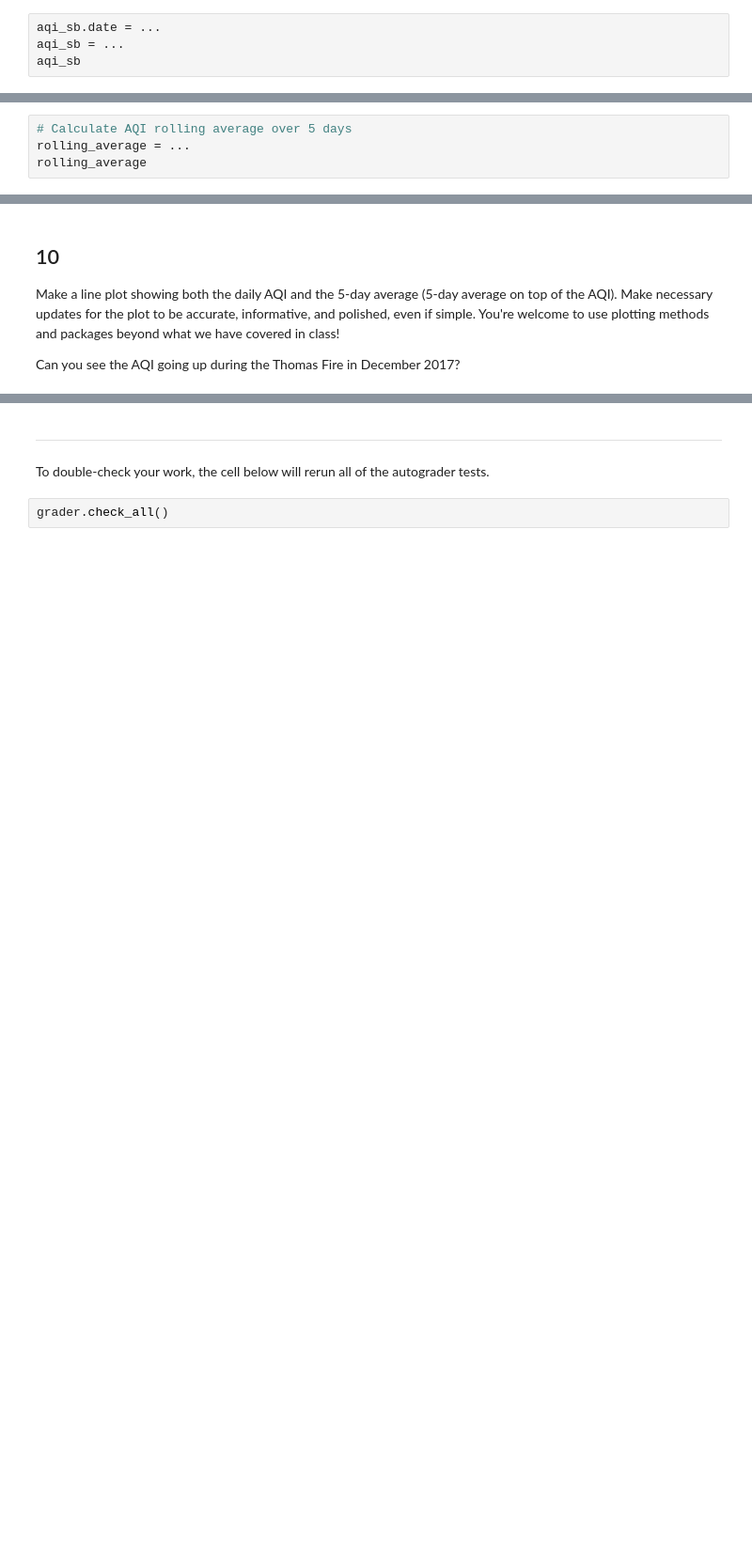
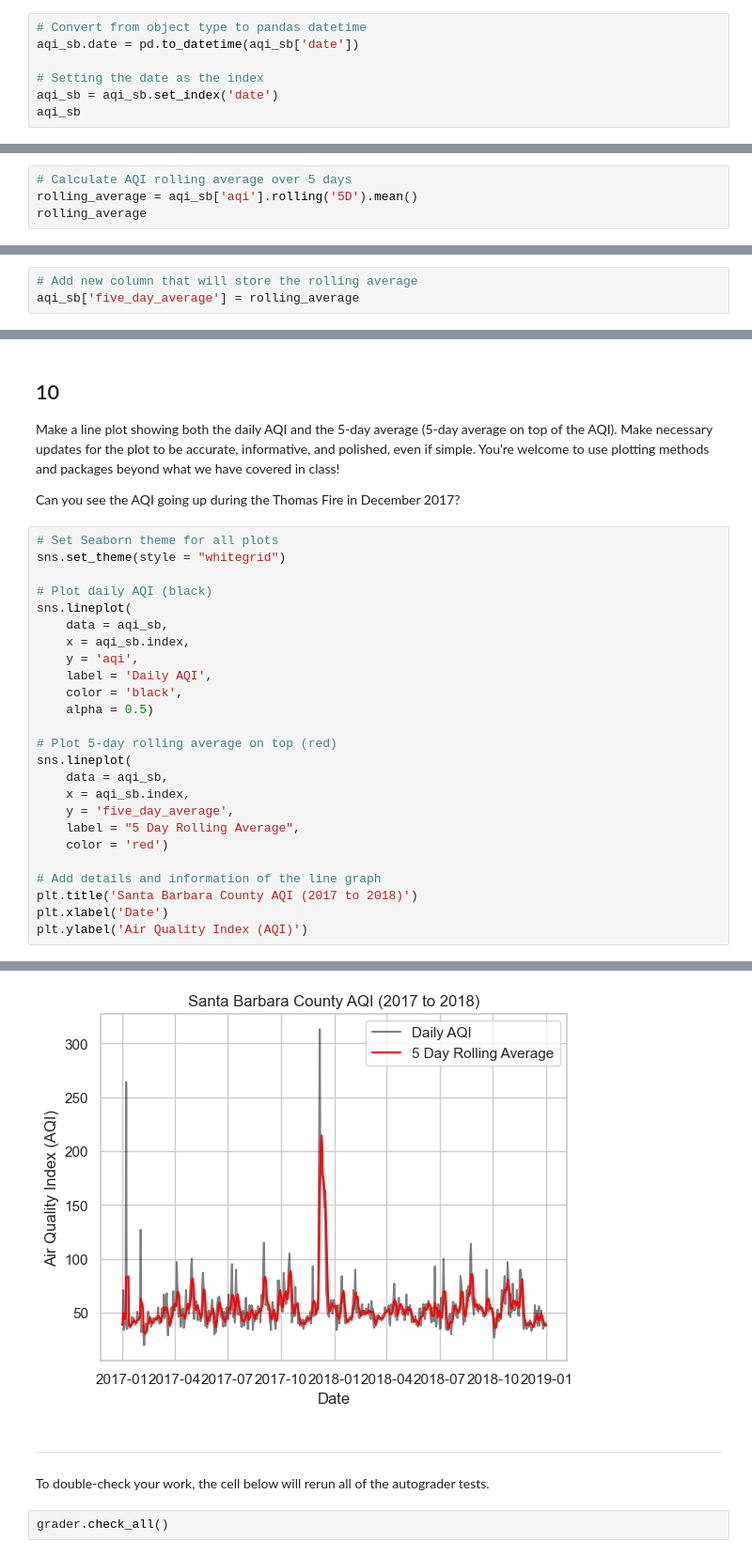
Before and after one commit to jwonyk/eds220-hwk2, a Jupyter notebook: task3/hwk2-task3-aqi-kim.ipynb, the cells around one changed output, grey strips where cells are left out. Shown at 94% size. Drawn from its saved outputs; the diff is of its cells as text; blank space fills up the shorter version.

Commit message:
Convert date column and set as index

```diff
--- a/task3/hwk2-task3-aqi-kim.ipynb
+++ b/task3/hwk2-task3-aqi-kim.ipynb
@@ -282,10 +264,13 @@ dtype: object
 In the following cell:
 1. Update the date column of `aqi_sb` to be a `pandas.datetime` object.
 2. Update the index of `aqi_sb` to be the `date` column.
-# %%
-aqi_sb.date = ...
-aqi_sb = ...
-aqi_sb
+# %%
+# Convert from object type to pandas datetime
+aqi_sb.date = pd.to_datetime(aqi_sb['date'])
+
+# Setting the date as the index
+aqi_sb = aqi_sb.set_index('date')
+aqi_sb
 # %% [markdown]
 <!-- END QUESTION -->
 
@@ -300,5 +285,5 @@ In the next cell we will calculate an average over a [rolling window](https://pa
 Store your answer in the `rolling_average` variable. You should have two columns in your series, `date` and the averages.
 # %%
 # Calculate AQI rolling average over 5 days
-rolling_average = ...
+rolling_average = aqi_sb['aqi'].rolling('5D').mean()
 rolling_average
@@ -313,2 +316,5 @@ aqi_sb
+# %%
+# Add new column that will store the rolling average
+aqi_sb['five_day_average'] = rolling_average
 # %%
 grader.check("q9")
@@ -319,3 +327,29 @@ grader.check("q9")
 Make a line plot showing both the daily AQI and the 5-day average (5-day average on top of the AQI). Make necessary updates for the plot to be accurate, informative, and polished, even if simple. You're welcome to use plotting methods and packages beyond what we have covered in class!
 
 Can you see the AQI going up during the Thomas Fire in December 2017?
+# %%
+# Set Seaborn theme for all plots
+sns.set_theme(style = "whitegrid")
+
+# Plot daily AQI (black)
+sns.lineplot(
+    data = aqi_sb,
+    x = aqi_sb.index,
+    y = 'aqi',
+    label = 'Daily AQI',
+    color = 'black',
+    alpha = 0.5)
+
+# Plot 5-day rolling average on top (red)
+sns.lineplot(
+    data = aqi_sb,
+    x = aqi_sb.index,
+    y = 'five_day_average',
+    label = "5 Day Rolling Average",
+    color = 'red')
+
+# Add details and information of the line graph
+plt.title('Santa Barbara County AQI (2017 to 2018)')
+plt.xlabel('Date')
+plt.ylabel('Air Quality Index (AQI)')
+# %% [output]
@@ -322,3 +357,4 @@ Can you see the AQI going up during the Thomas Fire in December 2017?
+[figure, added]
 # %% [markdown]
 ---
 
```
Also changed, not shown: parts of 9 cells of this notebook.
